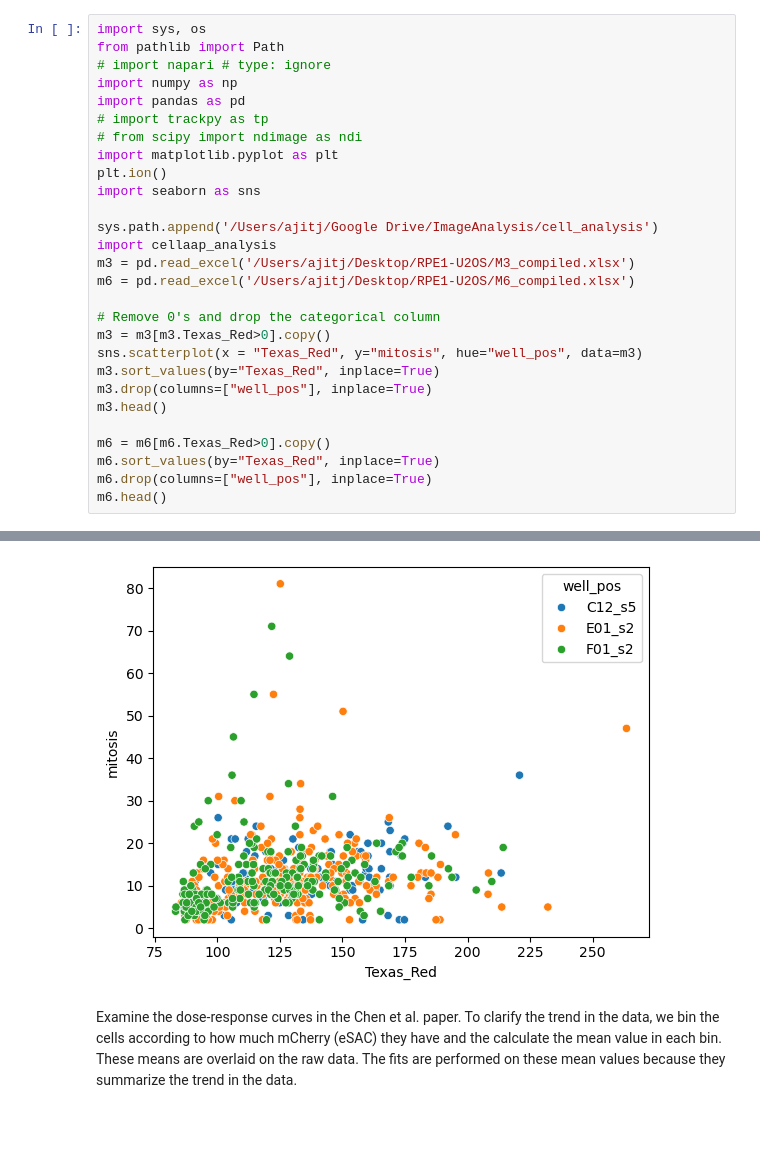
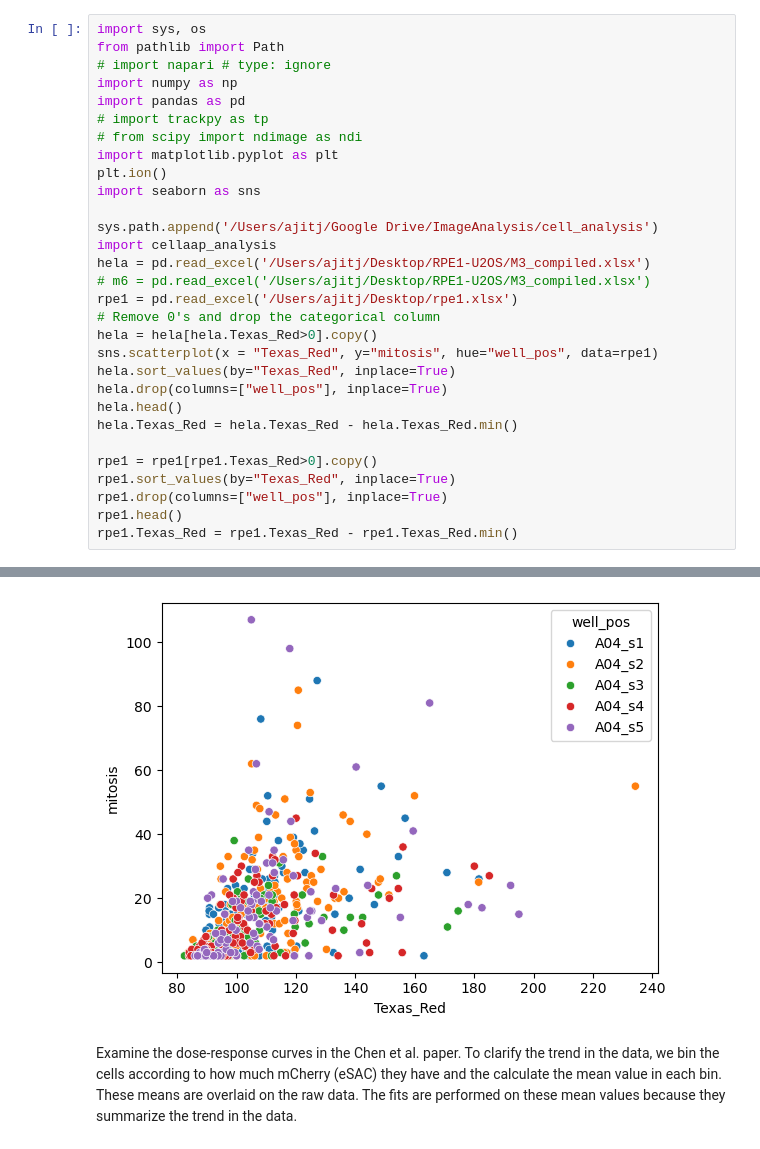
Before and after one commit to anishjv/cellapp-analysis, a Jupyter notebook: eSAC_data_analysis.ipynb, the cells around one changed output, grey strips where cells are left out. Cells and saved outputs as stored; diff of their text form.

```diff
--- a/eSAC_data_analysis.ipynb
+++ b/eSAC_data_analysis.ipynb
@@ -12,18 +12,20 @@ import seaborn as sns
 
 sys.path.append('/Users/ajitj/Google Drive/ImageAnalysis/cell_analysis')
 import cellaap_analysis
-m3 = pd.read_excel('/Users/ajitj/Desktop/RPE1-U2OS/M3_compiled.xlsx')
-m6 = pd.read_excel('/Users/ajitj/Desktop/RPE1-U2OS/M6_compiled.xlsx')
+hela = pd.read_excel('/Users/ajitj/Desktop/RPE1-U2OS/M3_compiled.xlsx')
+# m6 = pd.read_excel('/Users/ajitj/Desktop/RPE1-U2OS/M3_compiled.xlsx')
+rpe1 = pd.read_excel('/Users/ajitj/Desktop/rpe1.xlsx')
+# Remove 0's and drop the categorical column
+hela = hela[hela.Texas_Red>0].copy()
+sns.scatterplot(x = "Texas_Red", y="mitosis", hue="well_pos", data=rpe1)
+hela.sort_values(by="Texas_Red", inplace=True)
+hela.drop(columns=["well_pos"], inplace=True)
+hela.head()
+hela.Texas_Red = hela.Texas_Red - hela.Texas_Red.min()
 
-# Remove 0's and drop the categorical column
-m3 = m3[m3.Texas_Red>0].copy()
-sns.scatterplot(x = "Texas_Red", y="mitosis", hue="well_pos", data=m3)
-m3.sort_values(by="Texas_Red", inplace=True)
-m3.drop(columns=["well_pos"], inplace=True)
-m3.head()
-
-m6 = m6[m6.Texas_Red>0].copy()
-m6.sort_values(by="Texas_Red", inplace=True)
-m6.drop(columns=["well_pos"], inplace=True)
-m6.head()
+rpe1 = rpe1[rpe1.Texas_Red>0].copy()
+rpe1.sort_values(by="Texas_Red", inplace=True)
+rpe1.drop(columns=["well_pos"], inplace=True)
+rpe1.head()
+rpe1.Texas_Red = rpe1.Texas_Red - rpe1.Texas_Red.min()
 # %% [output]
@@ -36,4 +32,4 @@ m6.head()
-[figure, old version]
+[figure, new version]
 # %% [markdown]
 Examine the dose-response curves in the Chen et al. paper. To clarify the trend in the data, we bin the cells according to how much mCherry (eSAC) they have and the calculate the mean value in each bin. These means are overlaid on the raw data. The fits are performed on these mean values because they summarize the trend in the data.
 # %%
```
Also changed, not shown: parts of 9 cells of this notebook, 1 other file.
